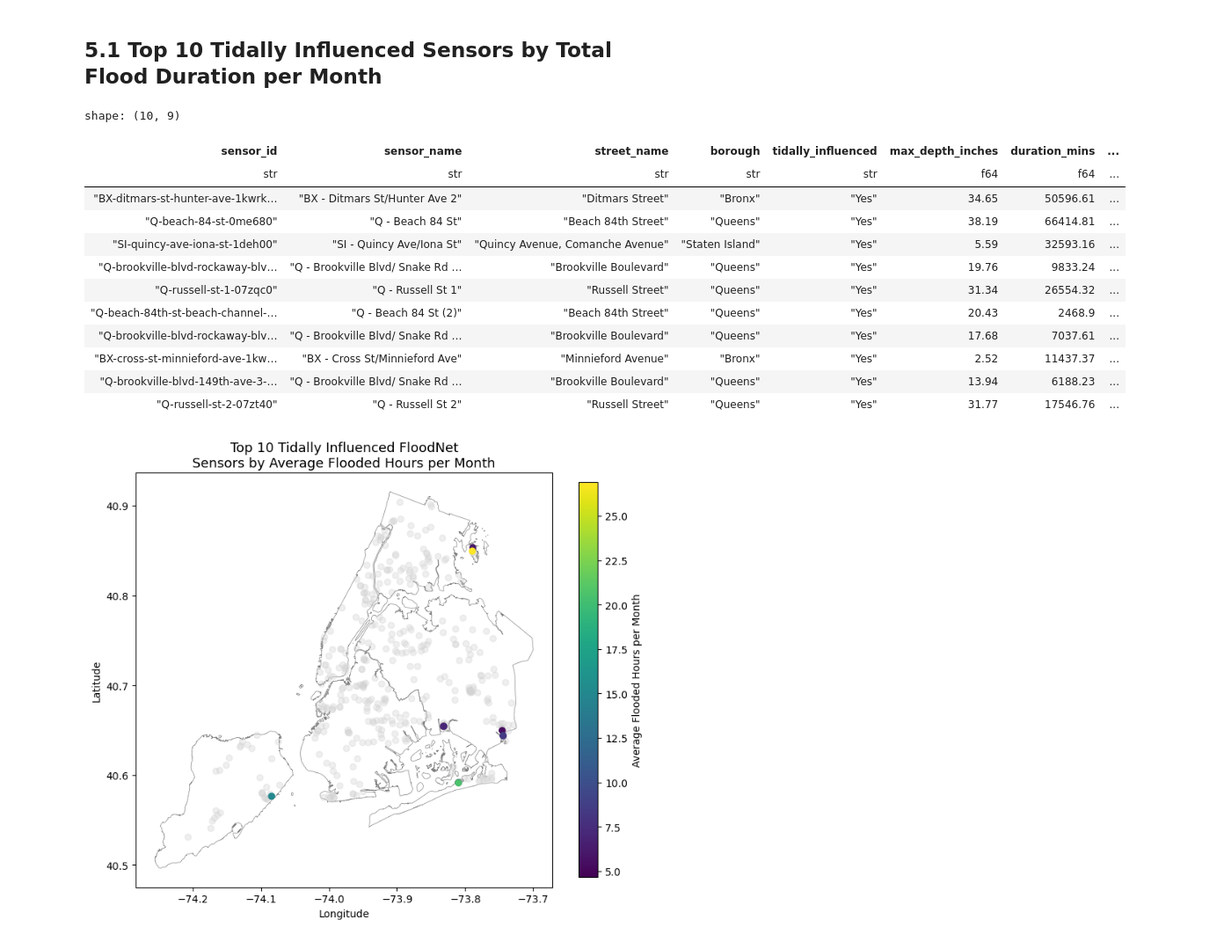
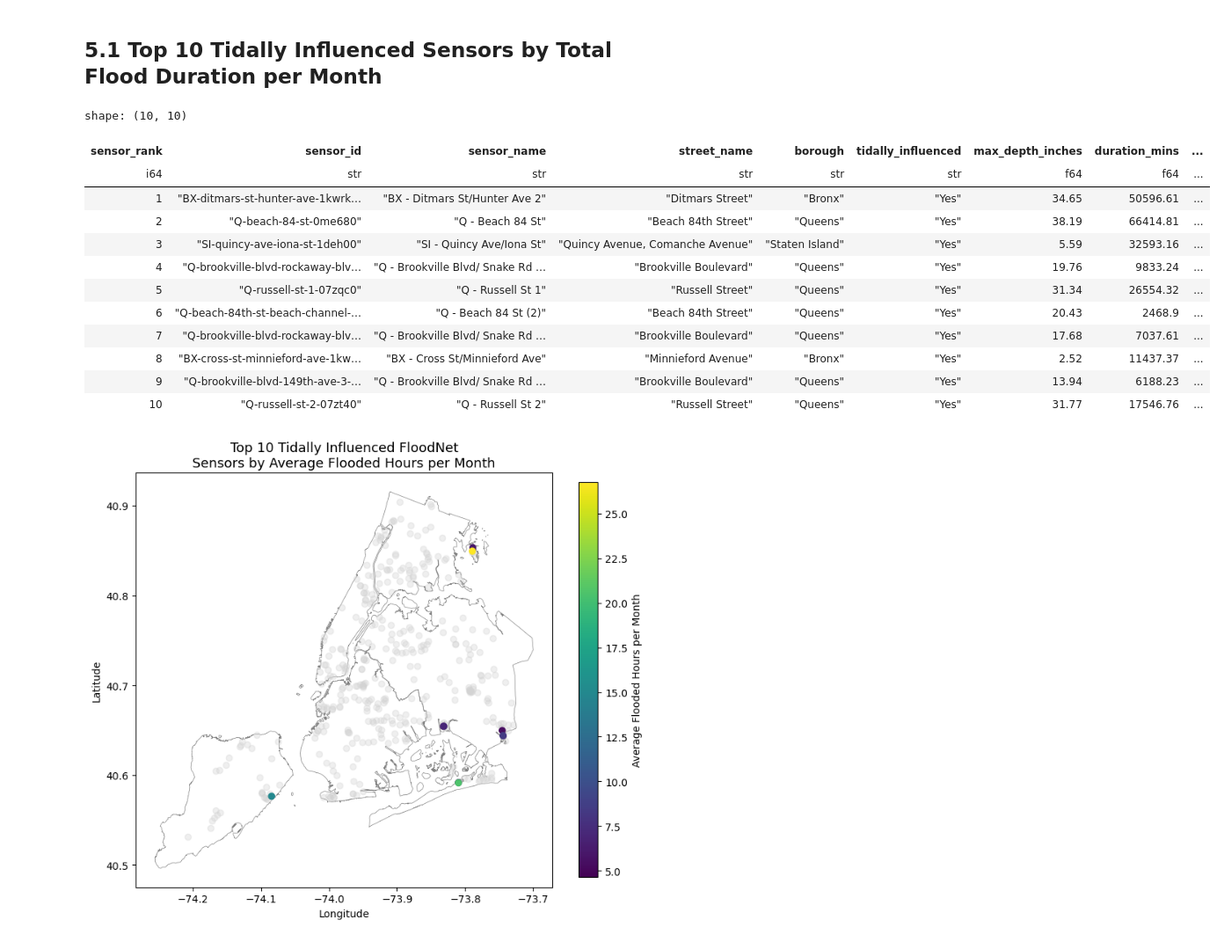
Before and after one commit to mebauer/floodnet-nyc-tutorial, a Jupyter notebook: 02-sensor-rankings.ipynb, the cells around one changed output. Shown at 88% size. Saved outputs shown, nothing was run; the diff lists cells and outputs as text; code cells hidden in the pictures.

```diff
--- a/02-sensor-rankings.ipynb
+++ b/02-sensor-rankings.ipynb
@@ -1282,38 +1282,41 @@ flood_events = duckdb.sql("""
 # %%
 sql = """
     SELECT
+        ROW_NUMBER() OVER (
+            ORDER BY average_hours_per_month DESC
+        ) AS sensor_rank,
         sensor_id,
         sensor_name,
         street_name,
         borough,
         tidally_influenced,
         max_depth_inches,
         duration_mins,
         duration_above_12_inches_mins,
         average_hours_per_month
     FROM flood_events
     WHERE tidally_influenced = 'Yes'
     ORDER BY average_hours_per_month DESC
     LIMIT 10
 """
 
 ranked_df = duckdb.sql(sql).pl()
 
 ranked_df
 # %% [output]
-shape: (10, 9)
+shape: (10, 10)
-| sensor_id | sensor_name | street_name | borough | tidally_influenced | max_depth_inches | duration_mins | ... |
-| str | str | str | str | str | f64 | f64 | ... |
-| "BX-ditmars-st-hunter-ave-1kwrk… | "BX - Ditmars St/Hunter Ave 2" | "Ditmars Street" | "Bronx" | "Yes" | 34.65 | 50596.61 | ... |
-| "Q-beach-84-st-0me680" | "Q - Beach 84 St" | "Beach 84th Street" | "Queens" | "Yes" | 38.19 | 66414.81 | ... |
-| "SI-quincy-ave-iona-st-1deh00" | "SI - Quincy Ave/Iona St" | "Quincy Avenue, Comanche Avenue" | "Staten Island" | "Yes" | 5.59 | 32593.16 | ... |
-| "Q-brookville-blvd-rockaway-blv… | "Q - Brookville Blvd/ Snake Rd … | "Brookville Boulevard" | "Queens" | "Yes" | 19.76 | 9833.24 | ... |
-| "Q-russell-st-1-07zqc0" | "Q - Russell St 1" | "Russell Street" | "Queens" | "Yes" | 31.34 | 26554.32 | ... |
-| "Q-beach-84th-st-beach-channel-… | "Q - Beach 84 St (2)" | "Beach 84th Street" | "Queens" | "Yes" | 20.43 | 2468.9 | ... |
-| "Q-brookville-blvd-rockaway-blv… | "Q - Brookville Blvd/ Snake Rd … | "Brookville Boulevard" | "Queens" | "Yes" | 17.68 | 7037.61 | ... |
-| "BX-cross-st-minnieford-ave-1kw… | "BX - Cross St/Minnieford Ave" | "Minnieford Avenue" | "Bronx" | "Yes" | 2.52 | 11437.37 | ... |
-| "Q-brookville-blvd-149th-ave-3-… | "Q - Brookville Blvd/ Snake Rd … | "Brookville Boulevard" | "Queens" | "Yes" | 13.94 | 6188.23 | ... |
-| "Q-russell-st-2-07zt40" | "Q - Russell St 2" | "Russell Street" | "Queens" | "Yes" | 31.77 | 17546.76 | ... |
+| sensor_rank | sensor_id | sensor_name | street_name | borough | tidally_influenced | max_depth_inches | duration_mins | ... |
+| i64 | str | str | str | str | str | f64 | f64 | ... |
+| 1 | "BX-ditmars-st-hunter-ave-1kwrk… | "BX - Ditmars St/Hunter Ave 2" | "Ditmars Street" | "Bronx" | "Yes" | 34.65 | 50596.61 | ... |
+| 2 | "Q-beach-84-st-0me680" | "Q - Beach 84 St" | "Beach 84th Street" | "Queens" | "Yes" | 38.19 | 66414.81 | ... |
+| 3 | "SI-quincy-ave-iona-st-1deh00" | "SI - Quincy Ave/Iona St" | "Quincy Avenue, Comanche Avenue" | "Staten Island" | "Yes" | 5.59 | 32593.16 | ... |
+| 4 | "Q-brookville-blvd-rockaway-blv… | "Q - Brookville Blvd/ Snake Rd … | "Brookville Boulevard" | "Queens" | "Yes" | 19.76 | 9833.24 | ... |
+| 5 | "Q-russell-st-1-07zqc0" | "Q - Russell St 1" | "Russell Street" | "Queens" | "Yes" | 31.34 | 26554.32 | ... |
+| 6 | "Q-beach-84th-st-beach-channel-… | "Q - Beach 84 St (2)" | "Beach 84th Street" | "Queens" | "Yes" | 20.43 | 2468.9 | ... |
+| 7 | "Q-brookville-blvd-rockaway-blv… | "Q - Brookville Blvd/ Snake Rd … | "Brookville Boulevard" | "Queens" | "Yes" | 17.68 | 7037.61 | ... |
+| 8 | "BX-cross-st-minnieford-ave-1kw… | "BX - Cross St/Minnieford Ave" | "Minnieford Avenue" | "Bronx" | "Yes" | 2.52 | 11437.37 | ... |
+| 9 | "Q-brookville-blvd-149th-ave-3-… | "Q - Brookville Blvd/ Snake Rd … | "Brookville Boulevard" | "Queens" | "Yes" | 13.94 | 6188.23 | ... |
+| 10 | "Q-russell-st-2-07zt40" | "Q - Russell St 2" | "Russell Street" | "Queens" | "Yes" | 31.77 | 17546.76 | ... |
 # %%
 value_col = "average_hours_per_month"
 title = "Top 10 Tidally Influenced FloodNet\nSensors by Average Flooded Hours per Month"
```
Also changed, not shown: parts of 19 cells of this notebook.
